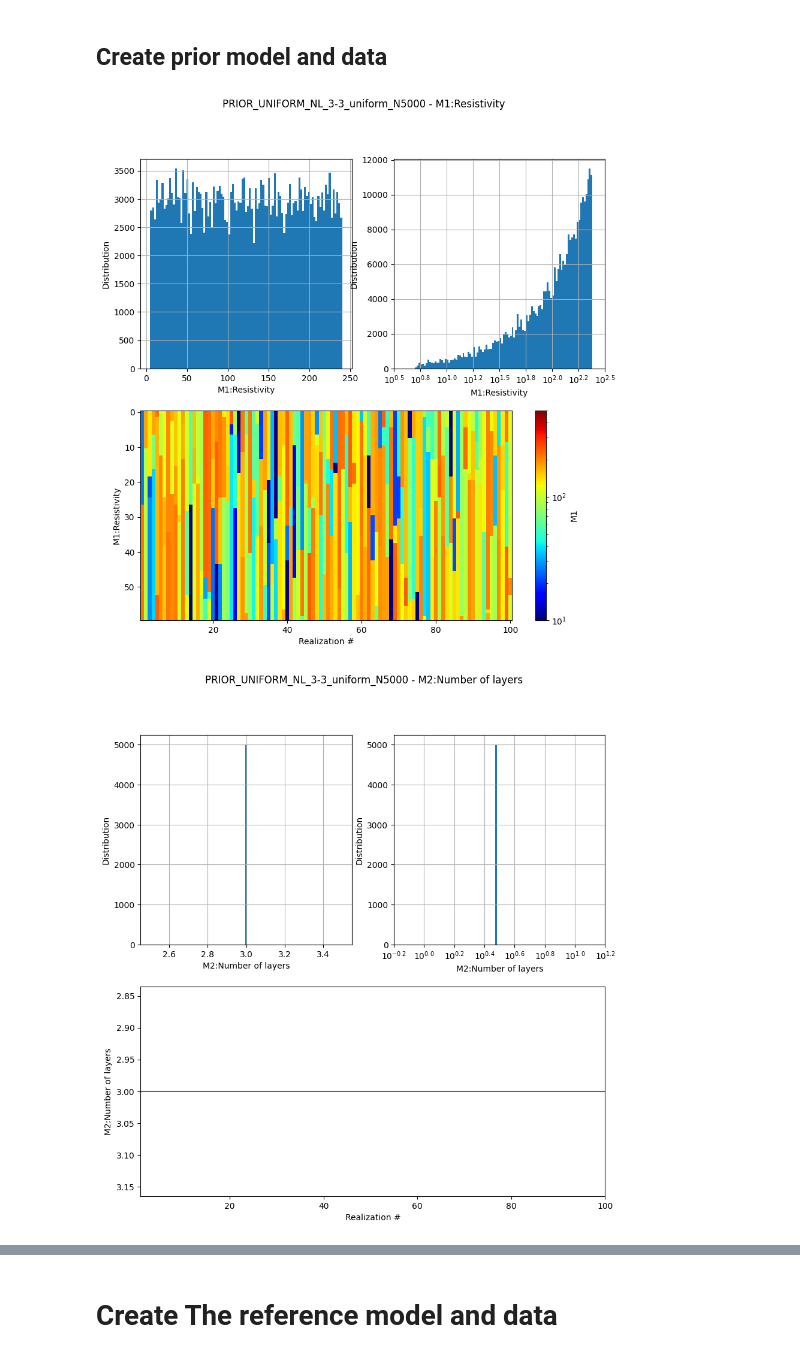
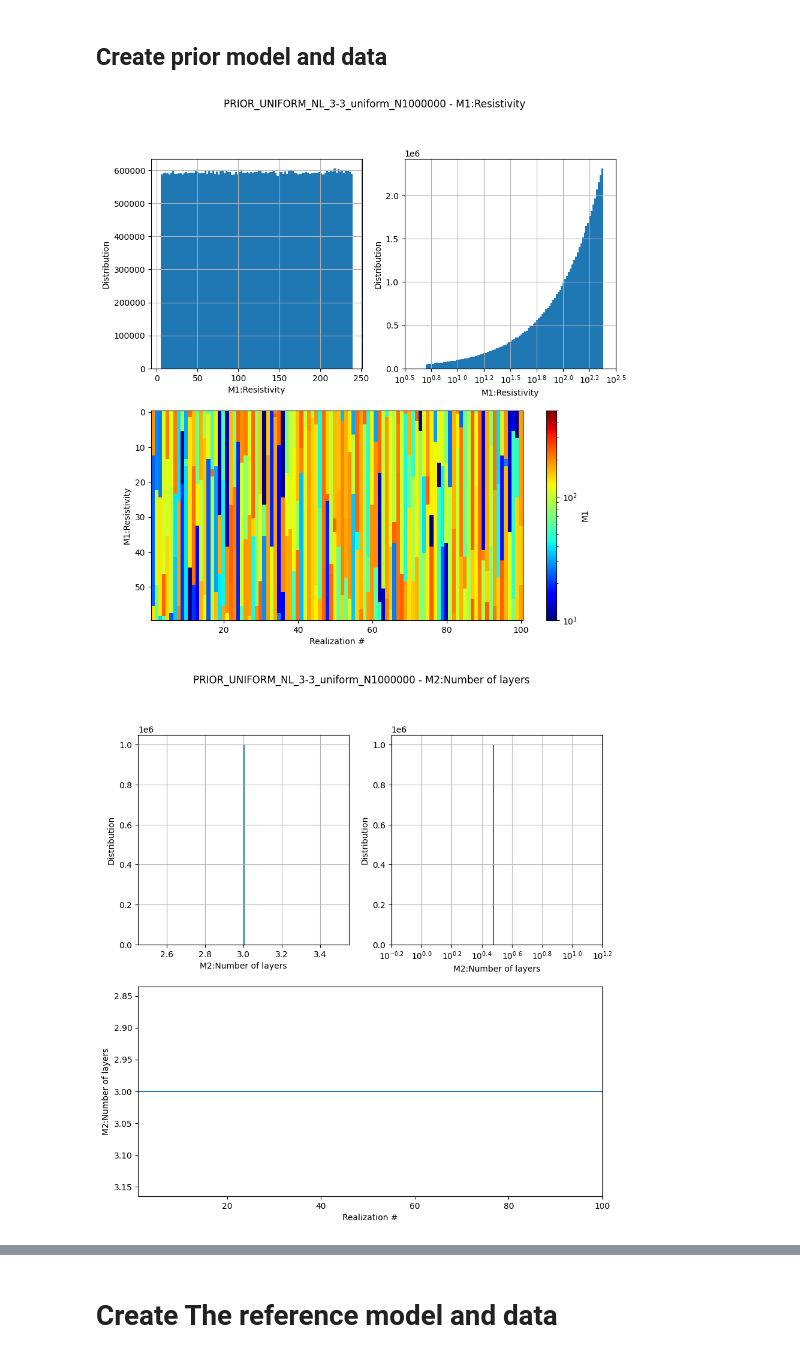
Before and after one commit to cultpenguin/integrate_module, a Jupyter notebook: examples/integrate_gaussian_noise.ipynb, the cells around one changed output, grey strips where cells are left out. Drawn from its saved outputs; the diff is of its cells as text; code cells hidden in the pictures.

```diff
--- a/examples/integrate_gaussian_noise.ipynb
+++ b/examples/integrate_gaussian_noise.ipynb
@@ -38,16 +38,16 @@ Getting data for case: DAUGAARD
 # %% [markdown]
 ## Create prior model and data
 # %%
-N=5000 # sample size
+N=1000000 # sample size
 f_prior_h5 = ig.prior_model_layered(N=N,
                                     lay_dist='uniform', z_max = z_max,
                                     NLAY_min=3, NLAY_max=3,
                                     RHO_dist='uniform', RHO_min=0.5*min(rho), RHO_max=2*max(rho))
 
 ig.plot_prior_stats(f_prior_h5)
 # %% [output]
-[figure, old version]
+[figure, new version]
-[figure, old version]
+[figure, new version]
 # %%
 f_prior_data_h5 = ig.prior_data_gaaem(f_prior_h5, file_gex)
 # %% [output]
```
Also changed, not shown: parts of 6 cells of this notebook, 1 other file.
